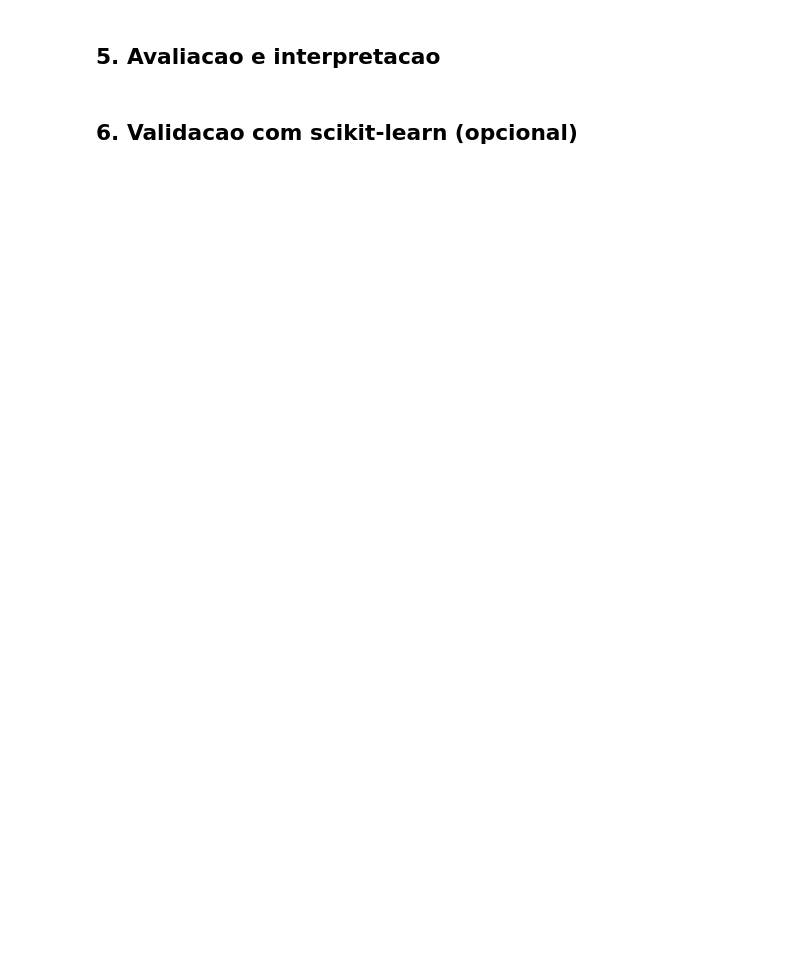
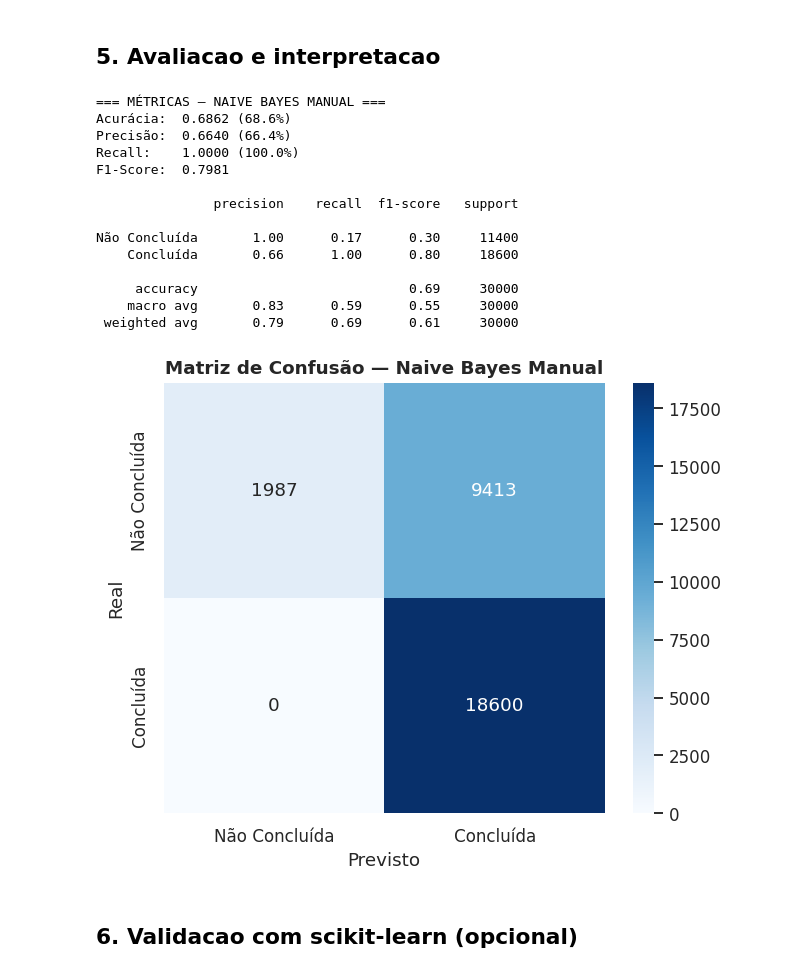
Before and after one commit to Lucas-oss444/super-projeto-de-probabilidade-estatistica, a Jupyter notebook: notebooks/03_teorema_bayes.ipynb, the cells around one changed output. Cells and saved outputs as stored; diff of their text form; code cells hidden in the pictures; blank space fills up the shorter version.

```diff
--- a/notebooks/03_teorema_bayes.ipynb
+++ b/notebooks/03_teorema_bayes.ipynb
@@ -17,10 +21,15 @@ print('Diretório atual:', os.getcwd())
 # %%
 import pandas as pd
 import numpy as np
+import matplotlib.pyplot as plt
+import seaborn as sns
 from sklearn.model_selection import train_test_split
+from sklearn.metrics import (accuracy_score, precision_score, recall_score,
+                             f1_score, confusion_matrix, classification_report)
+
+sns.set_theme(style='whitegrid', palette='muted')
+plt.rcParams['figure.dpi'] = 110
 
 df = pd.read_csv('data/dataset_tratado.csv')
-
-# Escolha preditoras discretas/binadas para o calculo por contagem
-# Ex.: preditoras = ['Vehicle Type', 'Payment Method', 'faixa_horario', 'faixa_distancia']
-# alvo = 'alvo'
+print('Shape:', df.shape)
+df.head()
@@ -33,5 +69,8 @@ df = pd.read_csv('data/dataset_tratado.csv')
 # %% [markdown]
 ## 2. Probabilidades a priori P(C)
 # %%
-# priori = y_train.value_counts(normalize=True).to_dict()
-# priori
+priori = y_train.value_counts(normalize=True).sort_index().to_dict()
+
+print('Probabilidades a priori P(C):')
+print(f'  P(Não Concluída) = {priori[0]:.4f}  ({priori[0]:.1%})')
+print(f'  P(Concluída)     = {priori[1]:.4f}  ({priori[1]:.1%})')
@@ -56,7 +184,45 @@ df = pd.read_csv('data/dataset_tratado.csv')
 # %% [markdown]
 ## 5. Avaliacao e interpretacao
 # %%
-# Aplicar prever_bayes ao X_test, comparar com y_test e interpretar os resultados.
+acc  = accuracy_score(y_test, y_pred)
+prec = precision_score(y_test, y_pred, zero_division=0)
+rec  = recall_score(y_test, y_pred, zero_division=0)
+f1   = f1_score(y_test, y_pred, zero_division=0)
+
+print('=== MÉTRICAS — NAIVE BAYES MANUAL ===')
+print(f'Acurácia:  {acc:.4f} ({acc:.1%})')
+print(f'Precisão:  {prec:.4f} ({prec:.1%})')
+print(f'Recall:    {rec:.4f} ({rec:.1%})')
+print(f'F1-Score:  {f1:.4f}')
+print()
+print(classification_report(y_test, y_pred, target_names=['Não Concluída', 'Concluída']))
+
+cm = confusion_matrix(y_test, y_pred)
+fig, ax = plt.subplots(figsize=(6, 5))
+sns.heatmap(cm, annot=True, fmt='d', cmap='Blues',
+            xticklabels=['Não Concluída', 'Concluída'],
+            yticklabels=['Não Concluída', 'Concluída'], ax=ax)
+ax.set_title('Matriz de Confusão — Naive Bayes Manual', fontsize=12, fontweight='bold')
+ax.set_ylabel('Real')
+ax.set_xlabel('Previsto')
+plt.tight_layout()
+plt.show()
+# %% [output]
+=== MÉTRICAS — NAIVE BAYES MANUAL ===
+Acurácia:  0.6862 (68.6%)
+Precisão:  0.6640 (66.4%)
+Recall:    1.0000 (100.0%)
+F1-Score:  0.7981
+
+               precision    recall  f1-score   support
+
+Não Concluída       1.00      0.17      0.30     11400
+    Concluída       0.66      1.00      0.80     18600
+
+     accuracy                           0.69     30000
+    macro avg       0.83      0.59      0.55     30000
+ weighted avg       0.79      0.69      0.61     30000
+[figure, added]
 # %% [markdown]
 ## 6. Validacao com scikit-learn (opcional)
 # %%
```
Also changed, not shown: parts of 7 cells of this notebook, 3 other files.
